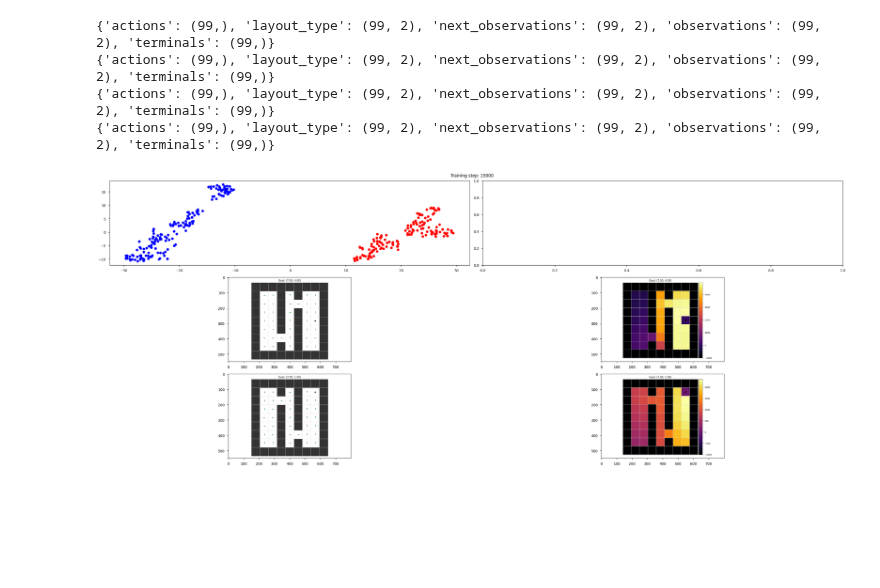
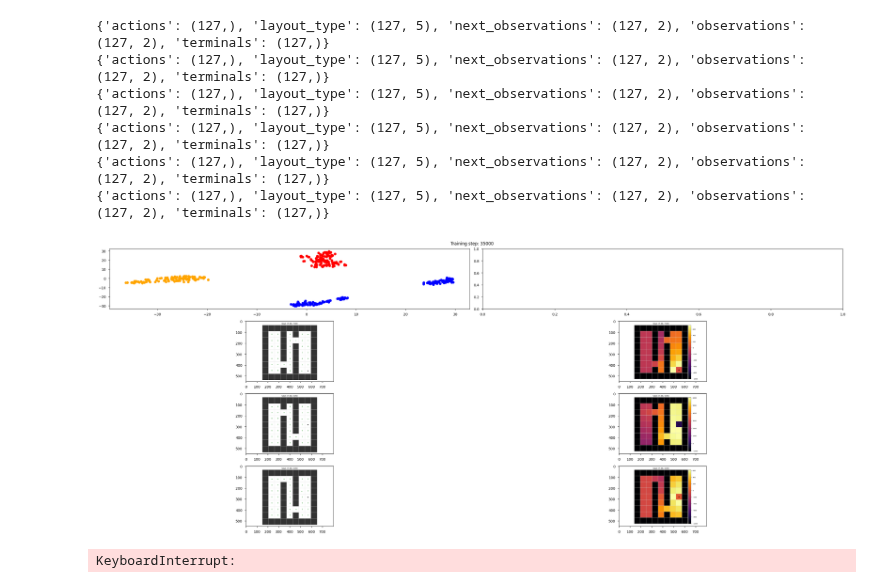
Before and after one commit to skylooop/BeliefConditionedFB, a Jupyter notebook: notebooks/in_context_fb.ipynb, the cells around one changed output. Saved outputs shown, nothing was run; the diff lists cells and outputs as text; code cells hidden in the pictures; blank space fills up the shorter version.

```diff
--- a/notebooks/in_context_fb.ipynb
+++ b/notebooks/in_context_fb.ipynb
@@ -51,20 +53,30 @@ mediapy.show_images(layouts, width=256, height=256)
 from envs.minigrid.env_utils import random_exploration, q_learning
 
 train_layout_data = []
-NUM_TRAIN_LAYOUTS = 2
+NUM_TRAIN_LAYOUTS = 5
 NUM_TRAIN_STEPS = 100
 NUM_TRAIN_EPISODES = 2000
 
 for i in tqdm(range(NUM_TRAIN_LAYOUTS)):
-    env = DynamicsGeneralization_Doors(render_mode="rgb_array", highlight=False, max_steps=NUM_TRAIN_STEPS)#, agent_start_pos=None) # comment agent_start_pos for same start pos
+    env = DynamicsGeneralization_Doors(render_mode="rgb_array", highlight=False, max_steps=NUM_TRAIN_STEPS, agent_start_pos=None) # comment agent_start_pos for same start pos
     env._gen_grid = partial(env._gen_grid, layout_type=i)
     env = MinigridWrapper(env)
     dataset, env = random_exploration(env, num_episodes=NUM_TRAIN_EPISODES, layout_type=i, num_mdp=NUM_TRAIN_LAYOUTS)
     #dataset, env = q_learning(env, num_episodes=NUM_TRAIN_EPISODES, layout_type=i, epsilon=0.75, num_mdp=NUM_TRAIN_LAYOUTS)
     train_layout_data.append(dataset)
 
-# ds, env = random_exploration(env)
-# env.visualize_coverage()
+# NUM_TRAIN_LAYOUTS = 5
+# NUM_TRAIN_STEPS = 128
+# NUM_TRAIN_EPISODES = 2000
+
+# for i in tqdm(range(NUM_TRAIN_LAYOUTS)):
+#     env = DynamicsGeneralization_Doors(render_mode="rgb_array", highlight=False, max_steps=NUM_TRAIN_STEPS, agent_start_pos=None) # comment agent_start_pos for same start pos
+#     env._gen_grid = partial(env._gen_grid, layout_type=i)
+#     env = MinigridWrapper(env)
+#     # dataset, env = random_exploration(env, num_episodes=NUM_TRAIN_EPISODES, layout_type=i, num_mdp=NUM_TRAIN_LAYOUTS)
+#     dataset, env = q_learning(env, num_episodes=NUM_TRAIN_EPISODES, layout_type=i, epsilon=0.75, num_mdp=NUM_TRAIN_LAYOUTS)
+#     train_layout_data.append(dataset)
+
 pprint(jax.tree.map(lambda x: x.shape, train_layout_data[0]))
 
 coverage_map = np.zeros(shape=(env.env.unwrapped.width, env.env.unwrapped.height))
@@ -90,7 +95,7 @@ import functools
 from utils.datasets import Dataset, GCDataset
 
 with initialize(version_base=None, config_path="../configs/"):
-    fb_config = compose(config_name='entry.yaml', overrides=['experiment=fb.yaml'])
+    fb_config = compose(config_name='entry.yaml', overrides=['experiment=fb.yaml', f'agent.number_of_meta_envs={NUM_TRAIN_LAYOUTS}'])
     fb_config = OmegaConf.to_container(fb_config, resolve=True)
     pprint(fb_config)
 
@@ -296,9 +301,7 @@ plt.imshow(pred_value_img)
 from IPython.display import clear_output
 from sklearn.decomposition import PCA
 from sklearn.manifold import TSNE
-from matplotlib.colors import LinearSegmentedColormap
 
-cmap = LinearSegmentedColormap.from_list('recent_to_old', ['cyan', 'black'])
 obs, info = env.reset()
 goal = info.get("goal_pos")
 
@@ -316,49 +319,56 @@ if fb_config['agent']['use_context']:
     sec_layout_indxs = jnp.where(jnp.any((plot_layouts['traj_states'][:, :, 0] == 3.0) & (plot_layouts['traj_states'][:, :, 1] == 2.0), 1))[0]
     sec_layout_trajs = jax.tree_util.tree_map(lambda arr: arr[sec_layout_indxs], plot_layouts)
 
-    # third_layout_indxs = jnp.where(jnp.any((plot_layouts['traj_states'][:, :, 0] == 3.0) & (plot_layouts['traj_states'][:, :, 1] == 1.0), 1))[0]
-    # third_layout_trajs = jax.tree_util.tree_map(lambda arr: arr[third_layout_indxs], plot_layouts)
+    third_layout_indxs = jnp.where(jnp.any((plot_layouts['traj_states'][:, :, 0] == 3.0) & (plot_layouts['traj_states'][:, :, 1] == 1.0), 1))[0]
+    third_layout_trajs = jax.tree_util.tree_map(lambda arr: arr[third_layout_indxs], plot_layouts)
 
-    plot_layouts = jax.tree.map(lambda x, y: jnp.concatenate([x, y]), first_layout_trajs, sec_layout_trajs)#, third_layout_trajs)
-    colors = ['blue'] * first_layout_trajs['traj_actions'].shape[0] + ['red'] * sec_layout_trajs['traj_actions'].shape[0]# +\
-        #['orange'] * third_layout_trajs['traj_actions'].shape[0]
+    plot_layouts = jax.tree.map(lambda x, y, z: jnp.concatenate([x, y, z]), first_layout_trajs, sec_layout_trajs, third_layout_trajs)
+    colors = ['blue'] * first_layout_trajs['traj_actions'].shape[0] + ['red'] * sec_layout_trajs['traj_actions'].shape[0] +\
+        ['orange'] * third_layout_trajs['traj_actions'].shape[0]
 
-pbar = tqdm(range(25_000))
+pbar = tqdm(range(60_000))
 # with jax.disable_jit():
 for update_step in pbar:
     batch = gc_whole_dataset.sample(fb_config['agent']['batch_size'], layout_type=update_step % NUM_TRAIN_LAYOUTS, context_length=NUM_TRAIN_STEPS)[1]
-    fb_agent, info = fb_agent.update(batch, train_context_embedding=False)
+    fb_agent, info = fb_agent.update(batch, train_context_embedding=True if update_step < 20_000 else False)
 
     if update_step % 1000 == 0:
         clear_output()
-        fig, ax = plt.subplots(nrows=3, ncols=2, figsize=(30, 12))
+        fig, ax = plt.subplots(nrows=4, ncols=2, figsize=(30, 12))
         dynamics_embedding_mean, std = fb_agent.network.select('dynamic_transformer')(plot_layouts['traj_states'], plot_layouts['traj_actions'],
                                                                         plot_layouts['traj_next_states'], train=False)
         dynamics_embedding = dynamics_embedding_mean + jax.random.normal(key=GLOBAL_KEY, shape=dynamics_embedding_mean.shape) * jnp.exp(std)
         tsne = TSNE(random_state=42, perplexity=30).fit_transform(dynamics_embedding)
         x, y = tsne[:, 0], tsne[:, 1]
         ax[0, 0].scatter(x, y, color=colors)
 
         pred_policy_img = visualize_policy_image(layout_type=0, task_num=update_step % 3)
         ax[1,0].imshow(pred_policy_img)
         pred_value_img = visualize_value_image(layout_type=0, task_num=update_step % 3)
         ax[1, 1].imshow(pred_value_img)
-        # pred_policy_img = visualize_policy_image(layout_type=1, task_num=update_step % 3)
-        # ax[1, 1].imshow(pred_policy_img)
 
         pred_policy_img = visualize_policy_image(layout_type=1, task_num=(update_step+1) % 3)
         ax[2,0].imshow(pred_policy_img)
-        #pred_policy_img = visualize_policy_image(layout_type=1, task_num=(update_step+2) % 3)
+
         pred_value_img = visualize_value_image(layout_type=1, task_num=(update_step+1) % 3)
         ax[2, 1].imshow(pred_value_img)
+
+        pred_policy_img = visualize_policy_image(layout_type=2, task_num=(update_step+1) % 3)
+        ax[3,0].imshow(pred_policy_img)
+
+        pred_value_img = visualize_value_image(layout_type=2, task_num=(update_step+1) % 3)
+        ax[3, 1].imshow(pred_value_img)
 
         fig.suptitle(f"Training step: {update_step}")
         plt.tight_layout()
         display(fig)
         plt.close(fig)
 # %% [output]
-{'actions': (99,), 'layout_type': (99, 2), 'next_observations': (99, 2), 'observations': (99, 2), 'terminals': (99,)}
-{'actions': (99,), 'layout_type': (99, 2), 'next_observations': (99, 2), 'observations': (99, 2), 'terminals': (99,)}
-{'actions': (99,), 'layout_type': (99, 2), 'next_observations': (99, 2), 'observations': (99, 2), 'terminals': (99,)}
-{'actions': (99,), 'layout_type': (99, 2), 'next_observations': (99, 2), 'observations': (99, 2), 'terminals': (99,)}
+{'actions': (127,), 'layout_type': (127, 5), 'next_observations': (127, 2), 'observations': (127, 2), 'terminals': (127,)}
+{'actions': (127,), 'layout_type': (127, 5), 'next_observations': (127, 2), 'observations': (127, 2), 'terminals': (127,)}
+{'actions': (127,), 'layout_type': (127, 5), 'next_observations': (127, 2), 'observations': (127, 2), 'terminals': (127,)}
+{'actions': (127,), 'layout_type': (127, 5), 'next_observations': (127, 2), 'observations': (127, 2), 'terminals': (127,)}
+{'actions': (127,), 'layout_type': (127, 5), 'next_observations': (127, 2), 'observations': (127, 2), 'terminals': (127,)}
+{'actions': (127,), 'layout_type': (127, 5), 'next_observations': (127, 2), 'observations': (127, 2), 'terminals': (127,)}
-[figure, old version]
+[figure, new version]
+KeyboardInterrupt:
```
Also changed, not shown: parts of 12 cells of this notebook, 3 other files.
